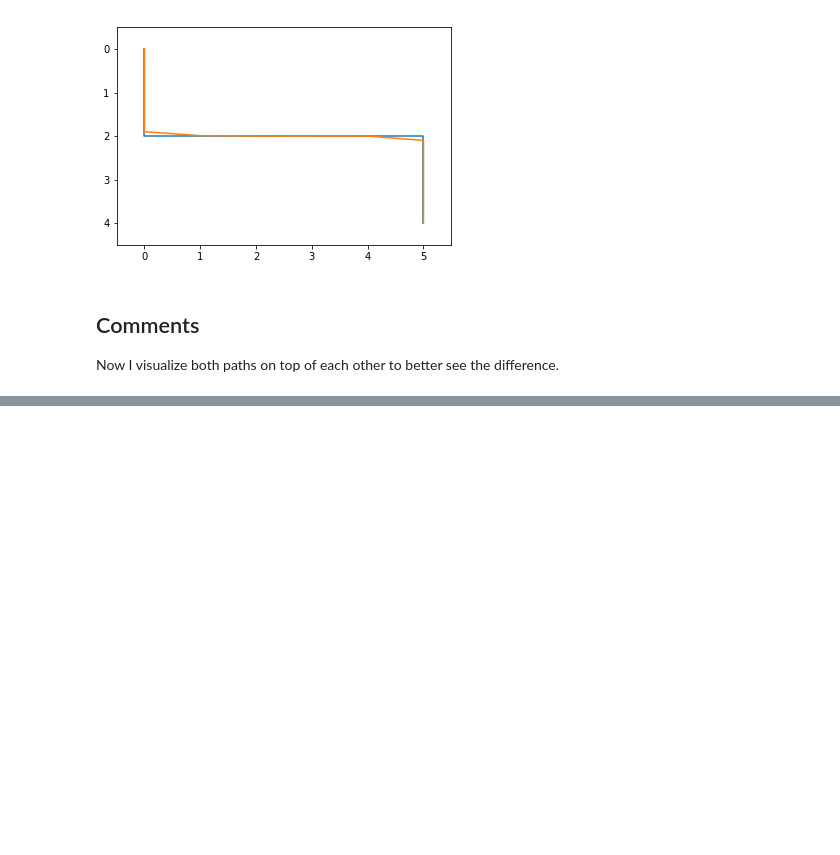
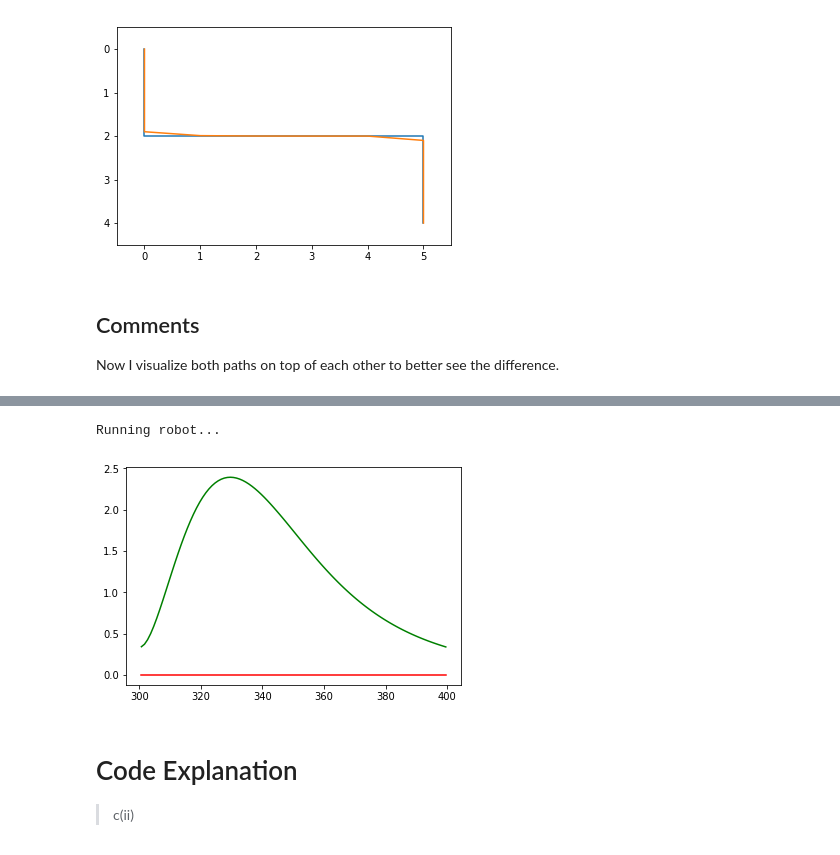
Before and after one commit to AidenWilliams/Robot-Path-Planning-and-PID-Control, a Jupyter notebook: Robot Path Planning and PID Control.ipynb, the cells around one changed output, grey strips where cells are left out. Cells and saved outputs as stored; diff of their text form; code cells hidden in the pictures; blank space fills up the shorter version.

```diff
--- a/Robot Path Planning and PID Control.ipynb
+++ b/Robot Path Planning and PID Control.ipynb
@@ -324,7 +328,7 @@ class Robot(object):
         self.length = length
         self.steering_noise = 0.0
         self.distance_noise = 0.0
-        self.steering_drift = 0.0
+        self.steering_drift = 10.0
 
     def set(self, x, y, orientation):
         """
@@ -397,37 +407,36 @@ robot.set(0, 1, 0)
 # %%
-def run(robot, tau_p, tau_d, tau_i, n=100, speed=1.0):
+def pid_control(robot, tau_p, tau_d, tau_i, n=100, speed=1.0):
     '''
         Runs the robot using given params
         tau_p:  tau for Proportional Steering
         tau_d:  tau for Differential Steering
         tau_i:  tar for Integral Steering
     '''
     x_trajectory = []
     y_trajectory = []
 
     prev_cte = robot.y  # instantaneous CTE
     cte_sum = 0         # accumulates the total (Integral) CTE
     for i in range(n):
         cte = robot.y
         cte_diff = cte - prev_cte
         prev_cte = cte
         cte_sum += cte
         # Steering angle is a func of Proportional, Integral, Differential errors
         # weighted by their respective tau
         steer = -tau_p * cte - tau_d * cte_diff - tau_i * cte_sum
         # move the robot
         robot.move(steer, speed)
         # save current robot x,y
         x_trajectory.append(robot.x)
         y_trajectory.append(robot.y)
     return x_trajectory, y_trajectory
-
-
-print('Running robot...')
-x_trajectory, y_trajectory = run(robot, 0.2, 3.0, 0.004)
-n = len(x_trajectory)
-
-fig, (ax1, ax2) = plt.subplots(2, 1, figsize=(8,8))
-ax1.plot(x_trajectory, y_trajectory, 'g', label='PID controller')
-ax1.plot(x_trajectory, np.zeros(n), 'r', label='reference')
-plt.show()
+# %% [output]
+Running robot...
+[figure, added]
+# %% [markdown]
+# Code Explanation
+
+
+
+> c(ii)
```
Also changed, not shown: parts of 6 cells of this notebook.
